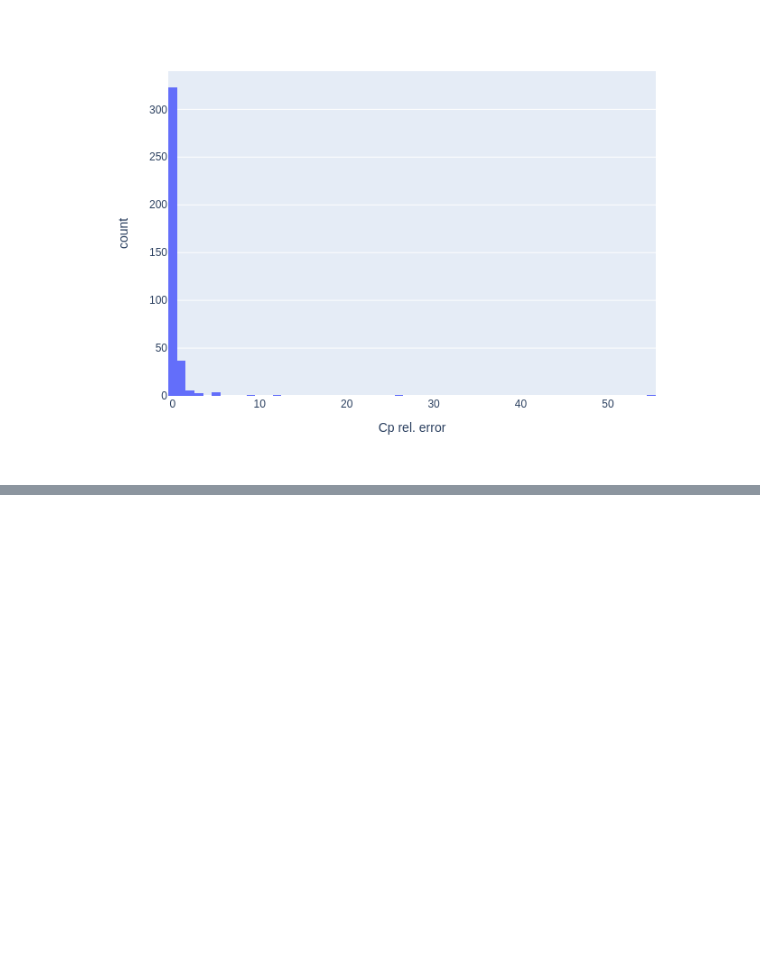
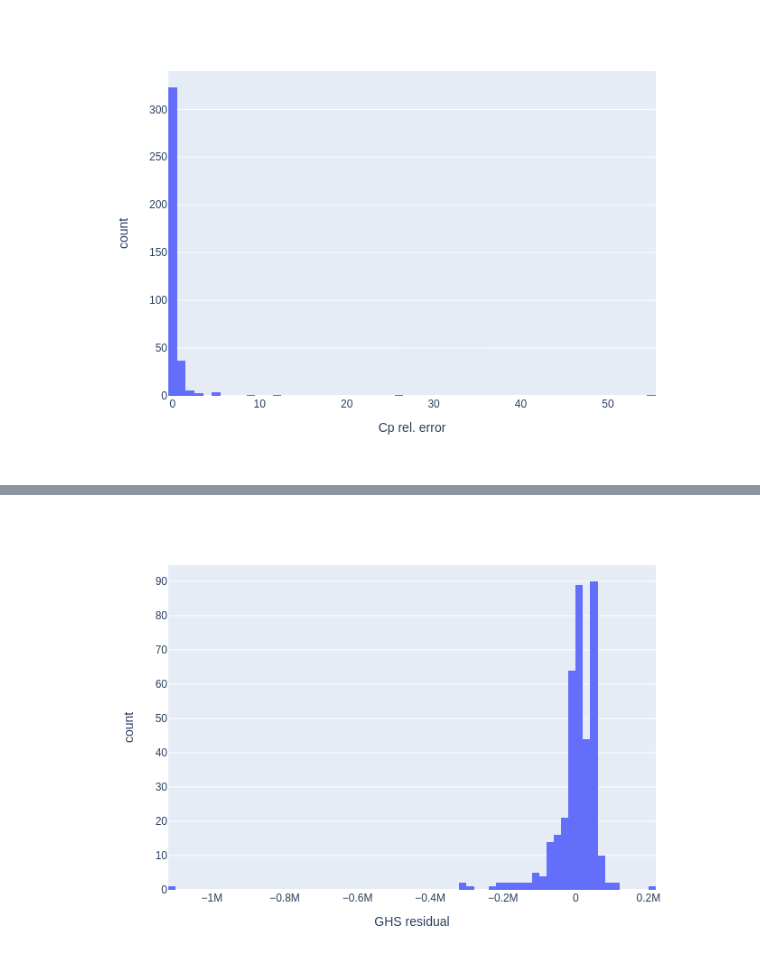
Before and after one commit to ThermoPhase-FCSRG/stdprops-ml, a Jupyter notebook: notebooks/stdprops-ml-predictions (MM, Charge, State, Se, Elements).ipynb, the cells around one changed output, grey strips where cells are left out. Cells and saved outputs as stored; diff of their text form; code cells hidden in the pictures; blank space fills up the shorter version.

```diff
--- a/notebooks/stdprops-ml-predictions (MM, Charge, State, Se, Elements).ipynb
+++ b/notebooks/stdprops-ml-predictions (MM, Charge, State, Se, Elements).ipynb
@@ -878,0 +903,23 @@ fig.show()
+# %%
+T = 298.15  # in K
+predicted_GHS_residuals = []
+expected_GHS_residuals = []
+df_expected_stdprops = df_nist_stdprops.loc[X_test_rescaled.index, :]
+for index, row in df_predicted_species.iterrows():
+    G0_predicted = row["deltaG0"] * 1000
+    H0_predicted = row["deltaH0"] * 1000
+    S0_predicted = row["S0"]
+    Se_predicted = row["Se"]
+    GHS_residual_predicted = G0_predicted - H0_predicted + T * (S0_predicted - Se_predicted)
+    predicted_GHS_residuals.append(GHS_residual_predicted)
+
+    G0_expected = df_expected_stdprops.loc[index, "deltaG0"] * 1000
+    H0_expected = df_expected_stdprops.loc[index, "deltaH0"] * 1000
+    S0_expected = df_expected_stdprops.loc[index, "S0"]
+    Se_expected = df_expected_stdprops.loc[index, "Se"]
+    GHS_residual_expected = G0_expected - H0_expected + T * (S0_expected - Se_expected)
+    expected_GHS_residuals.append(GHS_residual_expected)
+
+df_predicted_species["GHS residual"] = predicted_GHS_residuals
+df_expected_stdprops["GHS residual"] = expected_GHS_residuals
+df_predicted_species
@@ -878,0 +988,5 @@ fig.show()
+# %%
+fig = px.histogram(df_predicted_species, x="GHS residual")
+fig.show()
+# %% [output]
+[figure, added]
```
Also changed, not shown: parts of 7 cells of this notebook, 1 other file.
